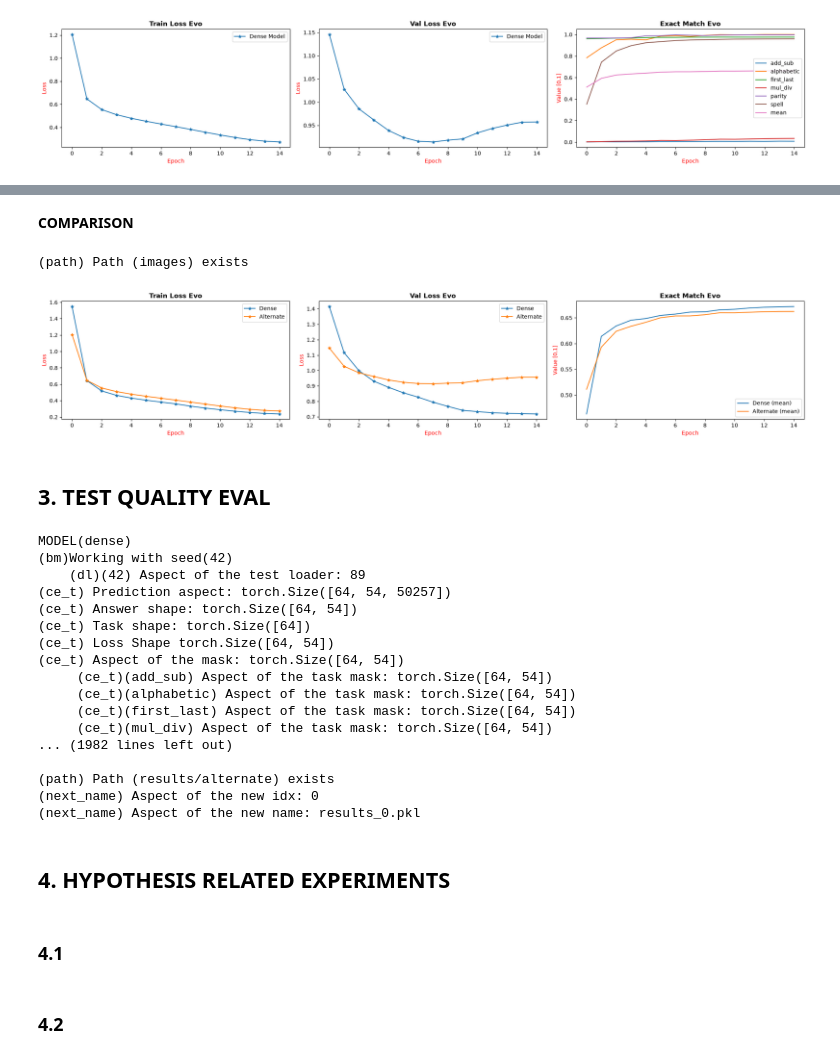
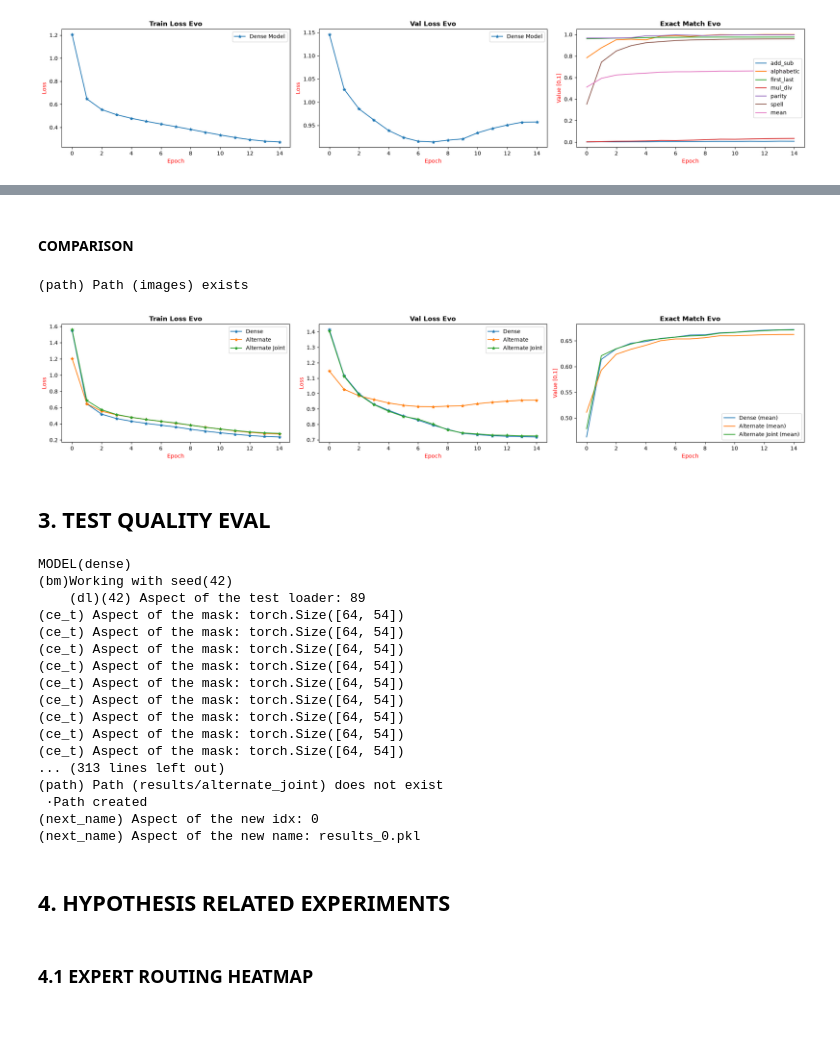
Before and after one commit to cmc186/GPT2_MOE, a Jupyter notebook: src/gpt2_moe/train_test/experiments.ipynb, the cells around one changed output, grey strips where cells are left out. Drawn from its saved outputs; the diff is of its cells as text; code cells hidden in the pictures; blank space fills up the shorter version.

Commit message:
· Added new att-based test
·Added attention gathering withing gpt_moe

·Corrected bugs and docstrings

·Added pics

```diff
--- a/src/gpt2_moe/train_test/experiments.ipynb
+++ b/src/gpt2_moe/train_test/experiments.ipynb
@@ -290,0 +295,7 @@ full_alternate, full_alternate_evo = model_loader(param_source_name = param_sour
+# %%
+# Define the parameters
+param_source_name = 'test_3.yaml'
+target_model = {"exp_name": "E3_scratch_moe_alternate_joint"}
+
+# Load the model
+full_alternate_joint, full_alternate_joint_evo = model_loader(param_source_name = param_source_name, target_model = target_model)
@@ -342,7 +357,7 @@ def versus_plotter(storages:list[list[dict]], params:list[str], aditional_config
 
     """
     # Define base path
-    base_path = 'images'
+    base_path = 'images/curves'
 
     # Count how many params we have
     n = len(params)
@@ -447,23 +482,23 @@ versus_plotter(storages =  storages, params = params,  aditional_config = aditio
 # %% [markdown]
-**COMPARISON**
+#### **COMPARISON**
 # %%
 # Define params
 params = ["train_loss", "val_loss", "exact_match"]
-storages = [evo_dense, full_alternate_evo]
+storages = [evo_dense, full_alternate_evo, full_alternate_joint_evo]
 aditional_config = {
                     "titles":["Train Loss Evo", "Val Loss Evo", "Exact Match Evo"],
-                    "names":["Dense", "Alternate"],
+                    "names":["Dense", "Alternate", "Alternate Joint"],
                     "labels": [["Epoch", "Loss"], ["Epoch", "Loss"], ["Epoch", "Value [0,1]"]],
                     "plot_params": {"marker":'*'},
                     "selected_tasks": ['mean']
 
                 }
 
 # Call the function
 versus_plotter(storages =  storages, params = params,  aditional_config = aditional_config, filename = 'test3.png')
 # %% [output]
 (path) Path (images) exists
-[figure, old version]
+[figure, new version]
 # %% [markdown]
 ## **3. TEST QUALITY EVAL**
 # %%
@@ -550,7 +585,7 @@ def pickler(data:object, path:str = 'results', base_name = 'results')->None:
 # %%
 # Define params
 seed = 42
-model = {"dense":dense_model, "alternate": full_alternate}
+model = {"dense":dense_model, "alternate": full_alternate, "alternate_joint":full_alternate_joint}
 tasks = ["add_sub", "mul_div", "alphabetic", "spell", "parity", "first_last"]
 context_length = 64
 
@@ -562,18 +597,18 @@ benchmarking(models = model.values(), modelnames = model.keys() , context_length
 MODEL(dense)
 (bm)Working with seed(42)
     (dl)(42) Aspect of the test loader: 89
-(ce_t) Prediction aspect: torch.Size([64, 54, 50257])
-(ce_t) Answer shape: torch.Size([64, 54])
-(ce_t) Task shape: torch.Size([64])
-(ce_t) Loss Shape torch.Size([64, 54])
 (ce_t) Aspect of the mask: torch.Size([64, 54])
-     (ce_t)(add_sub) Aspect of the task mask: torch.Size([64, 54])
-     (ce_t)(alphabetic) Aspect of the task mask: torch.Size([64, 54])
-     (ce_t)(first_last) Aspect of the task mask: torch.Size([64, 54])
-     (ce_t)(mul_div) Aspect of the task mask: torch.Size([64, 54])
-... (1982 lines left out)
-
-(path) Path (results/alternate) exists
+(ce_t) Aspect of the mask: torch.Size([64, 54])
+(ce_t) Aspect of the mask: torch.Size([64, 54])
+(ce_t) Aspect of the mask: torch.Size([64, 54])
+(ce_t) Aspect of the mask: torch.Size([64, 54])
+(ce_t) Aspect of the mask: torch.Size([64, 54])
+(ce_t) Aspect of the mask: torch.Size([64, 54])
+(ce_t) Aspect of the mask: torch.Size([64, 54])
+(ce_t) Aspect of the mask: torch.Size([64, 54])
+... (313 lines left out)
+(path) Path (results/alternate_joint) does not exist
+ ·Path created
 (next_name) Aspect of the new idx: 0
 (next_name) Aspect of the new name: results_0.pkl
 # %% [markdown]
@@ -583,2 +615,0 @@ metrics = ["exact_match", "token_ce", "routing_jsd"]
-# %% [markdown]
-### 4.1
@@ -592,5 +616,5 @@ full_joint, full_joint_evo = model_loader(param_source_name = param_source_name,
 # %% [markdown]
-### 4.2
+### **4.1 EXPERT ROUTING HEATMAP**
 # %%
 def routing_heatmap(models:list[GPTMOE], modelnames:list[str], tasks:list[str], context_length:int, seed:int, device:str, filename:str = None)->None:
     """
```
Also changed, not shown: parts of 43 cells of this notebook, 41 other files.
